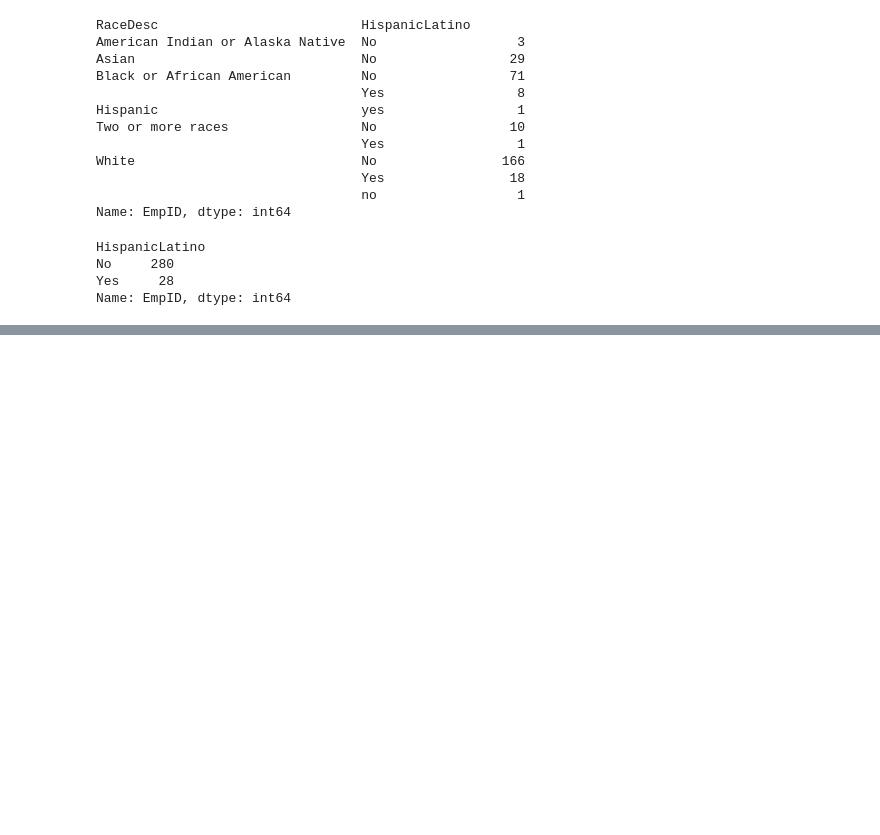
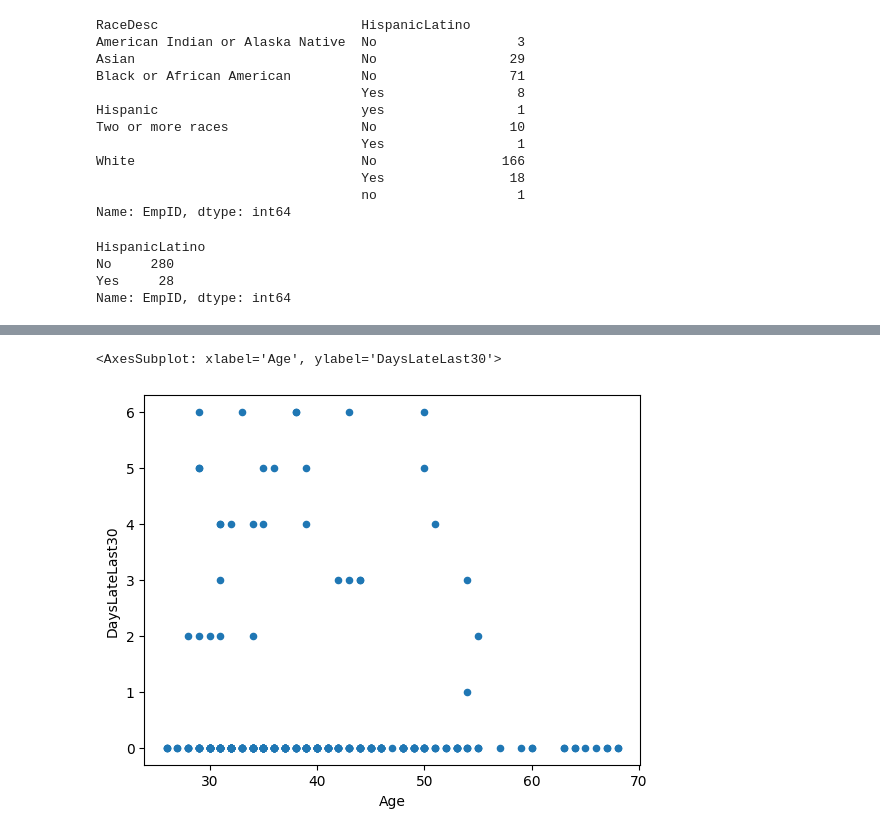
Before and after one commit to makuharistudio/data-visualisation-datasets, a Jupyter notebook: Human Resources/Human Resources.ipynb, the cells around one changed output, grey strips where cells are left out. Saved outputs shown, nothing was run; the diff lists cells and outputs as text; code cells hidden in the pictures; blank space fills up the shorter version.

```diff
--- a/Human Resources/Human Resources.ipynb
+++ b/Human Resources/Human Resources.ipynb
@@ -754,0 +795,5 @@ memory usage: 104.7+ KB
+# %%
+hr.plot.scatter('Age', 'DaysLateLast30')
+# %% [output]
+<AxesSubplot: xlabel='Age', ylabel='DaysLateLast30'>
+[figure, added]
```
Also changed, not shown: parts of 23 cells of this notebook.
